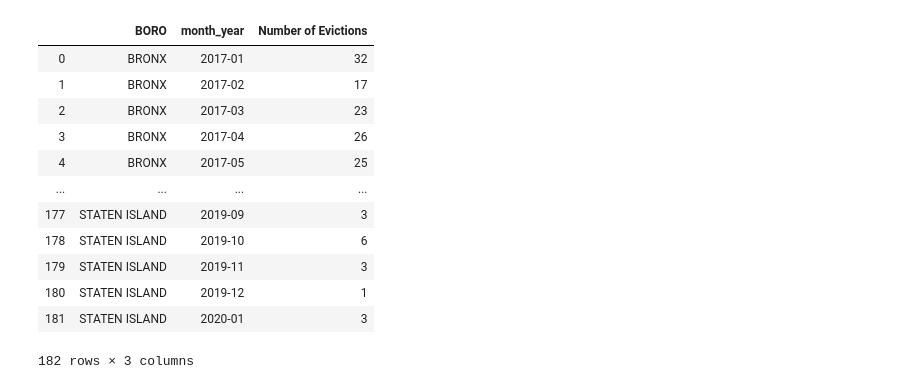
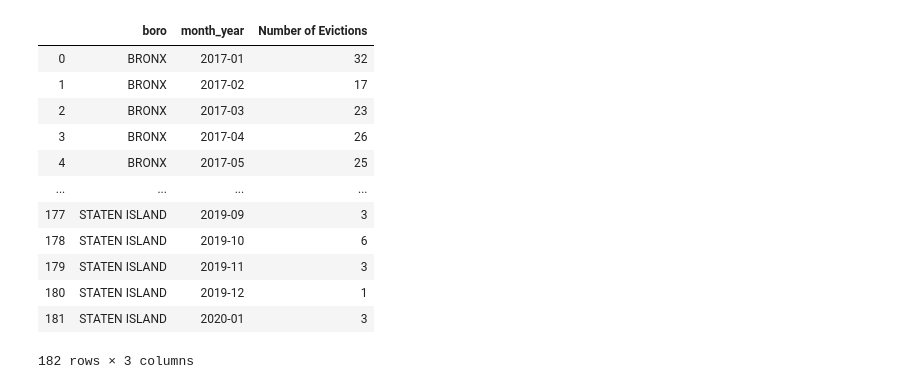
Before and after one commit to annmorrisgis/evictions, a Jupyter notebook: notebooks/Evictions.ipynb, the cells around one changed output. Saved outputs shown, nothing was run; the diff lists cells and outputs as text; code cells hidden in the pictures.

```diff
--- a/notebooks/Evictions.ipynb
+++ b/notebooks/Evictions.ipynb
@@ -67,7 +67,7 @@ fig.show()
 # %% [output]
 [interactive output not drawn]
 # %%
-df['year'] = pd.DatetimeIndex(df['EVICTION_DATE']).year
+df['year'] = pd.DatetimeIndex(df['eviction_date']).year
 y = df['year'].value_counts()
 mapped = zip(y.index, y.values)
 mapped = set(mapped)
@@ -91,7 +91,7 @@ fig.update_layout(title_text="NYC Commercial Evictions by Year: 2017-2020", widt
 # %% [output]
 [interactive output not drawn]
 # %%
-df['month_year'] = pd.to_datetime(df['EVICTION_DATE']).dt.to_period('M').astype(str)
+df['month_year'] = pd.to_datetime(df['eviction_date']).dt.to_period('M').astype(str)
 #df['month_year'] = pd.to_datetime(df['EVICTION_DATE']).dt.to_period('M')
 df.head()
 # %% [output]
@@ -102,10 +102,10 @@ df.head()
 | 3 | N60756/17 | 96470 | 1584 | YORK AVENUE | MANHATTAN | NY | 10028 | 2017-06-30 | ... |
 | 4 | Q70090/16 | 75400 | 24-15 | QUEENS PLAZA N | QUEENS | NY | 11101 | 2017-02-24 | ... |
 # %%
-m = df.groupby(["BORO", "month_year"]).size().to_frame('Number of Evictions').reset_index()
+m = df.groupby(["boro", "month_year"]).size().to_frame('Number of Evictions').reset_index()
 m
 # %% [output]
-|  | BORO | month_year | Number of Evictions |
+|  | boro | month_year | Number of Evictions |
 | 0 | BRONX | 2017-01 | 32 |
 | 1 | BRONX | 2017-02 | 17 |
 | 2 | BRONX | 2017-03 | 23 |
```
Also changed, not shown: parts of 5 cells of this notebook, 18 other files.
